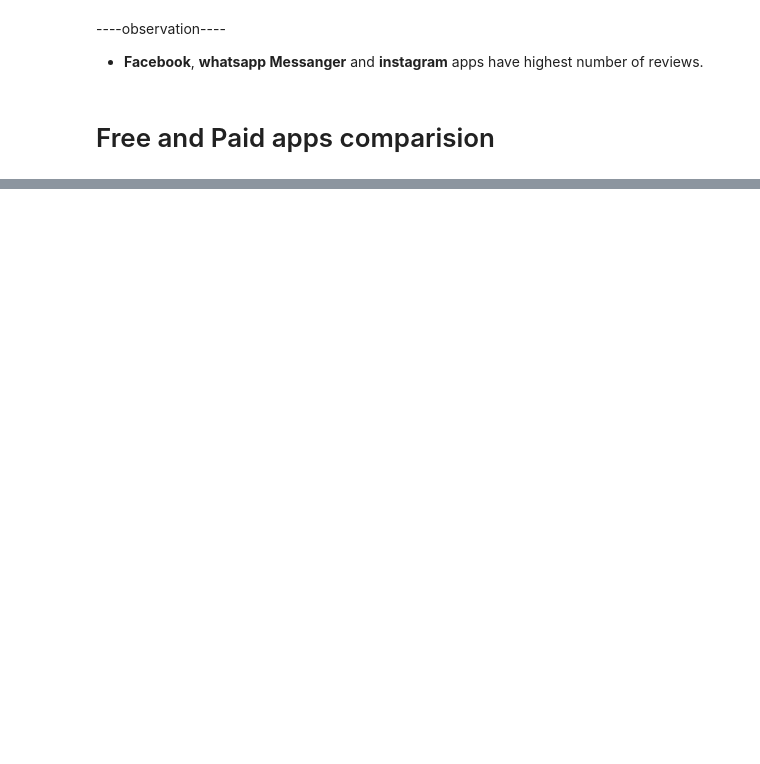
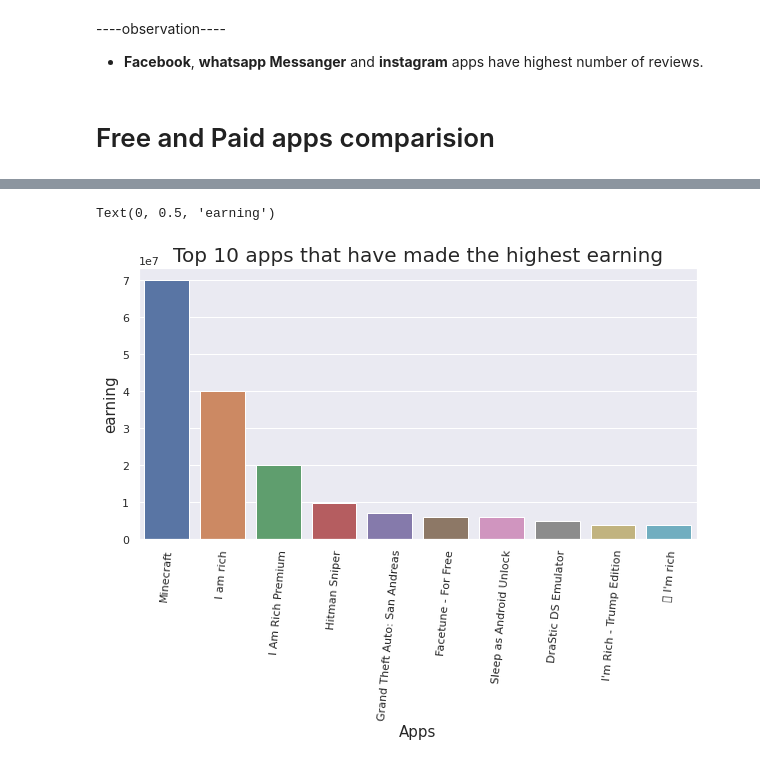
Before and after one commit to kuldeep-sngh/Play-Store-App-Review-Analysis, a Jupyter notebook: Play_Store_App_Review_Analysis_colab_notebook.ipynb, the cells around one changed output, grey strips where cells are left out. Saved outputs shown, nothing was run; the diff lists cells and outputs as text; code cells hidden in the pictures; blank space fills up the shorter version.

```diff
--- a/Play_Store_App_Review_Analysis_colab_notebook.ipynb
+++ b/Play_Store_App_Review_Analysis_colab_notebook.ipynb
@@ -792,0 +871,5 @@ highest_reviews_df.head(10)
+# %%
+#  add a column 'earning' into 'top_paid_apps' dataframe
+top_paid_apps['earning'] = top_paid_apps.Price*top_paid_apps.Installs
+highest_earning_df = top_paid_apps.sort_values(by = 'earning' , ascending = False).drop_duplicates()
+highest_earning_df.head(10)
@@ -792,0 +888,11 @@ highest_reviews_df.head(10)
+# %%
+# plot a bar graph diaplay Top 10 apps that have made the highest earning
+sns.set(rc={'figure.figsize':(10,5)})
+sns.barplot(x='App', y='earning', data=highest_earning_df.head(10))
+plt.xticks(rotation = 85)
+plt.title("Top 10 apps that have made the highest earning" , fontsize = 20)
+plt.xlabel('Apps',fontsize = 15)
+plt.ylabel('earning' , fontsize = 15)
+# %% [output]
+Text(0, 0.5, 'earning')
+[figure, added]
```
Also changed, not shown: parts of 29 cells of this notebook.
